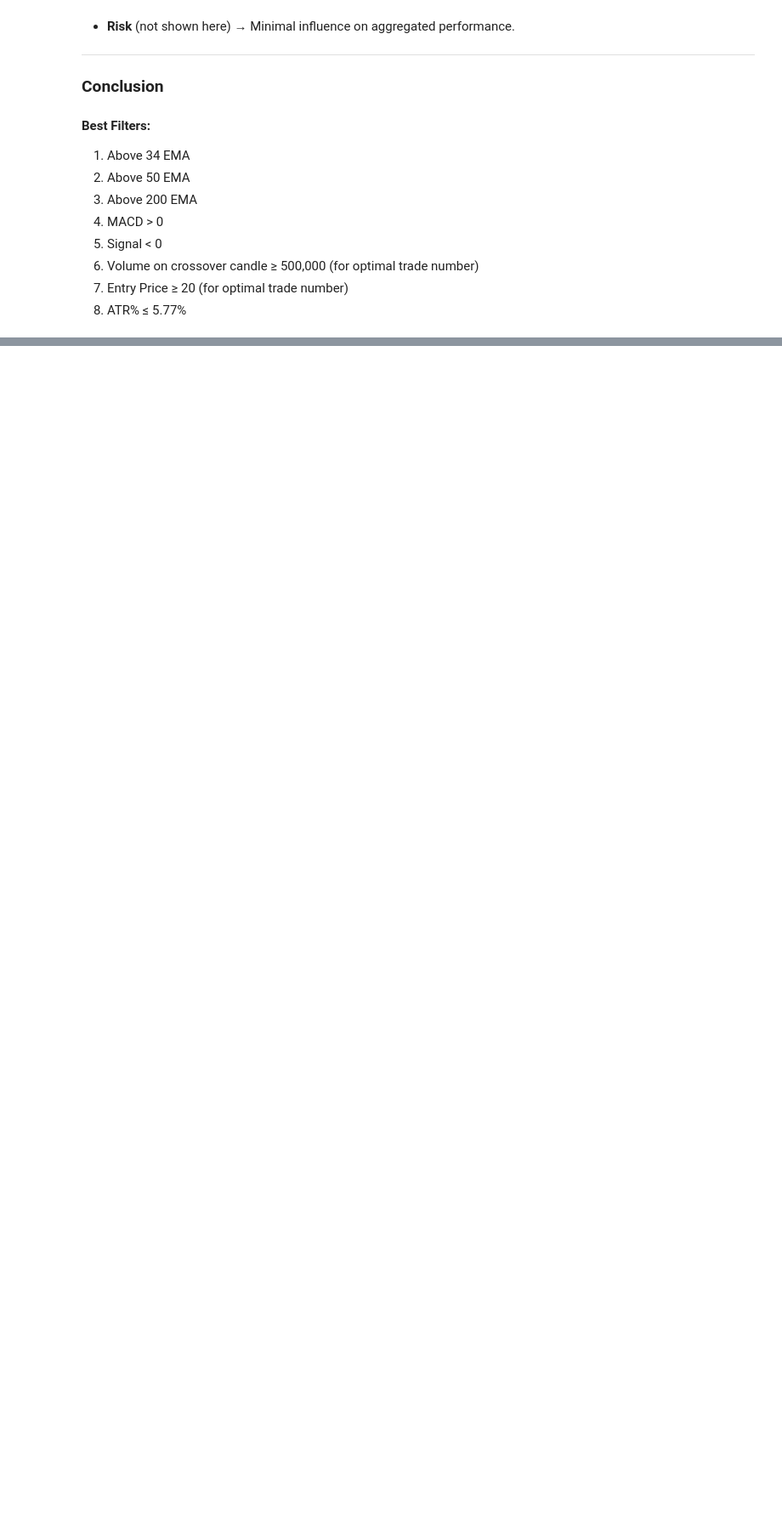
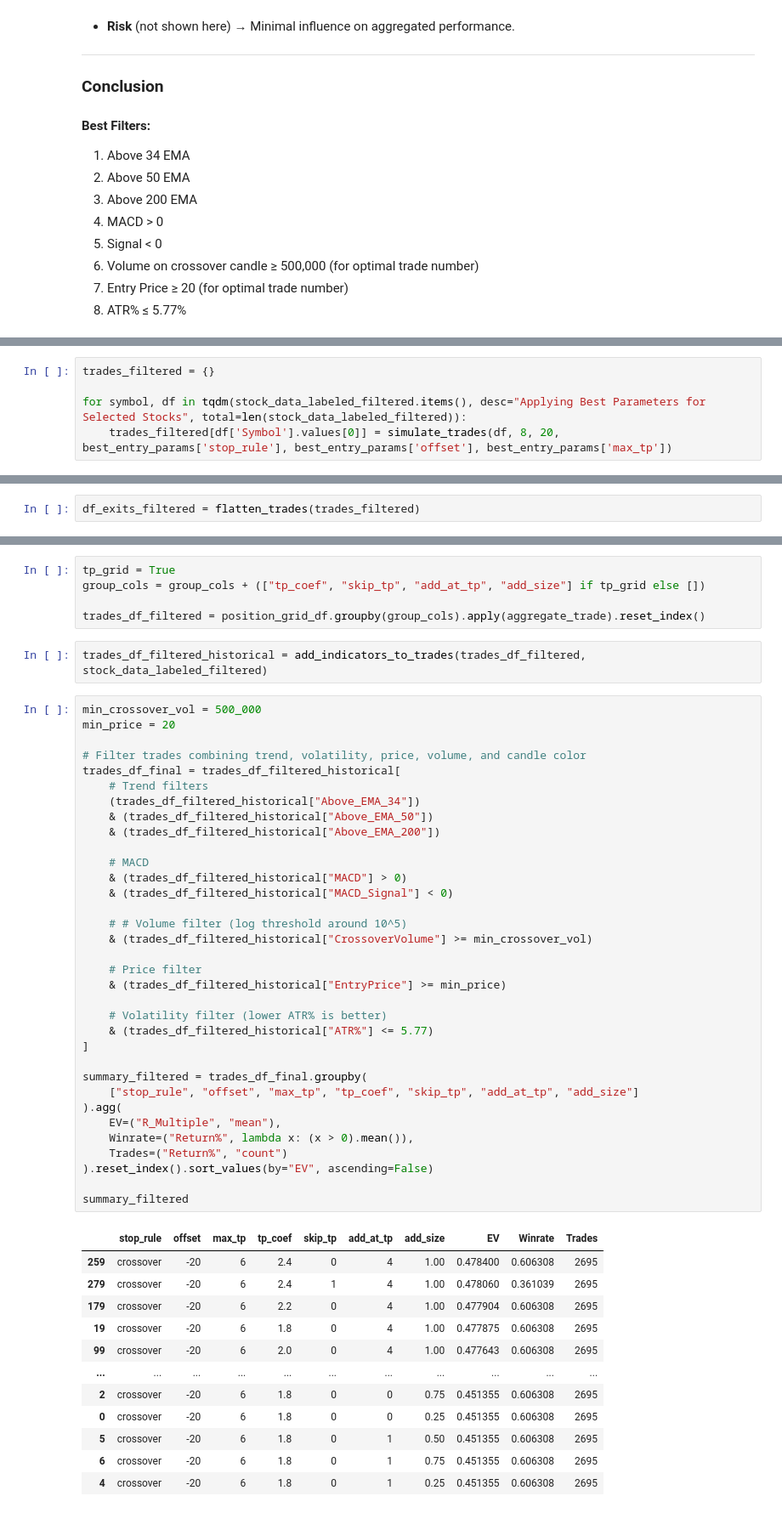
Before and after one commit to i-osipchyk/ema-crossover, a Jupyter notebook: analysis.ipynb, the cells around one changed output, grey strips where cells are left out. Shown at 85% size. Saved outputs shown, nothing was run; the diff lists cells and outputs as text; blank space fills up the shorter version.

Commit message:
executed position sizing grid search. added analysis results to readme file

```diff
--- a/analysis.ipynb
+++ b/analysis.ipynb
@@ -980,0 +996,5 @@ Risk range for filtering: 0.09 - 8.11
+# %%
+trades_filtered = {}
+
+for symbol, df in tqdm(stock_data_labeled_filtered.items(), desc="Applying Best Parameters for Selected Stocks", total=len(stock_data_labeled_filtered)):
+    trades_filtered[df['Symbol'].values[0]] = simulate_trades(df, 8, 20, best_entry_params['stop_rule'], best_entry_params['offset'], best_entry_params['max_tp'])
@@ -980,0 +1027,2 @@ Risk range for filtering: 0.09 - 8.11
+# %%
+df_exits_filtered = flatten_trades(trades_filtered)
@@ -980,0 +1043,54 @@ Risk range for filtering: 0.09 - 8.11
+# %%
+tp_grid = True
+group_cols = group_cols + (["tp_coef", "skip_tp", "add_at_tp", "add_size"] if tp_grid else [])
+
+trades_df_filtered = position_grid_df.groupby(group_cols).apply(aggregate_trade).reset_index()
+# %%
+trades_df_filtered_historical = add_indicators_to_trades(trades_df_filtered, stock_data_labeled_filtered)
+# %%
+min_crossover_vol = 500_000
+min_price = 20
+
+# Filter trades combining trend, volatility, price, volume, and candle color
+trades_df_final = trades_df_filtered_historical[
+    # Trend filters
+    (trades_df_filtered_historical["Above_EMA_34"])
+    & (trades_df_filtered_historical["Above_EMA_50"])
+    & (trades_df_filtered_historical["Above_EMA_200"])
+
+    # MACD
+    & (trades_df_filtered_historical["MACD"] > 0)
+    & (trades_df_filtered_historical["MACD_Signal"] < 0)
+
+    # # Volume filter (log threshold around 10^5)
+    & (trades_df_filtered_historical["CrossoverVolume"] >= min_crossover_vol)
+
+    # Price filter
+    & (trades_df_filtered_historical["EntryPrice"] >= min_price)
+
+    # Volatility filter (lower ATR% is better)
+    & (trades_df_filtered_historical["ATR%"] <= 5.77)
+]
+
+summary_filtered = trades_df_final.groupby(
+    ["stop_rule", "offset", "max_tp", "tp_coef", "skip_tp", "add_at_tp", "add_size"]
+).agg(
+    EV=("R_Multiple", "mean"),
+    Winrate=("Return%", lambda x: (x > 0).mean()),
+    Trades=("Return%", "count")
+).reset_index().sort_values(by="EV", ascending=False)
+
+summary_filtered
+# %% [output]
+|  | stop_rule | offset | max_tp | tp_coef | skip_tp | add_at_tp | add_size | EV | Winrate | Trades |
+| 259 | crossover | -20 | 6 | 2.4 | 0 | 4 | 1.00 | 0.478400 | 0.606308 | 2695 |
+| 279 | crossover | -20 | 6 | 2.4 | 1 | 4 | 1.00 | 0.478060 | 0.361039 | 2695 |
+| 179 | crossover | -20 | 6 | 2.2 | 0 | 4 | 1.00 | 0.477904 | 0.606308 | 2695 |
+| 19 | crossover | -20 | 6 | 1.8 | 0 | 4 | 1.00 | 0.477875 | 0.606308 | 2695 |
+| 99 | crossover | -20 | 6 | 2.0 | 0 | 4 | 1.00 | 0.477643 | 0.606308 | 2695 |
+| ... | ... | ... | ... | ... | ... | ... | ... | ... | ... | ... |
+| 2 | crossover | -20 | 6 | 1.8 | 0 | 0 | 0.75 | 0.451355 | 0.606308 | 2695 |
+| 0 | crossover | -20 | 6 | 1.8 | 0 | 0 | 0.25 | 0.451355 | 0.606308 | 2695 |
+| 5 | crossover | -20 | 6 | 1.8 | 0 | 1 | 0.50 | 0.451355 | 0.606308 | 2695 |
+| 6 | crossover | -20 | 6 | 1.8 | 0 | 1 | 0.75 | 0.451355 | 0.606308 | 2695 |
+| 4 | crossover | -20 | 6 | 1.8 | 0 | 1 | 0.25 | 0.451355 | 0.606308 | 2695 |
```
Also changed, not shown: parts of 9 cells of this notebook, 1 other file.
